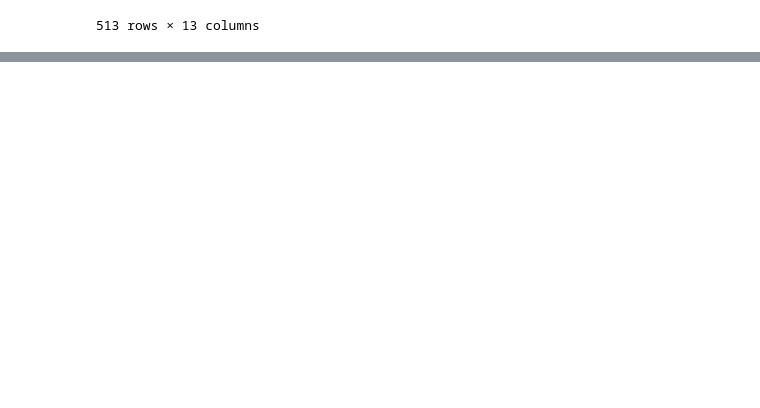
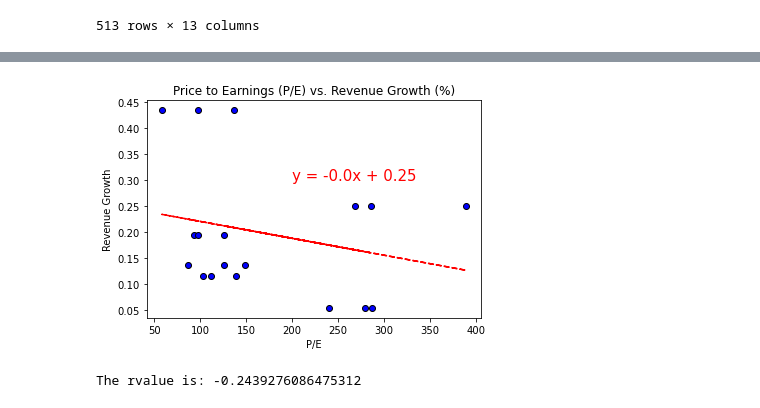
Before and after one commit to m1nsun9/Tech_Bubble_Analysis, a Jupyter notebook: Final_S&P_Data/S&P_Analysis.ipynb, the cells around one changed output, grey strips where cells are left out. Cells and saved outputs as stored; diff of their text form; code cells hidden in the pictures; blank space fills up the shorter version.

Commit message:
added graphs

```diff
--- a/Final_S&P_Data/S&P_Analysis.ipynb
+++ b/Final_S&P_Data/S&P_Analysis.ipynb
@@ -144,3 +146,37 @@ big_tech_df = big_tech_df.reset_index(drop=True)
 dtale.show(big_tech_df, ignore_duplicate=True)
 # %% [output]
 [interactive output not drawn]
+# %%
+# creating p/e and roe lists
+
+q1_pe = big_tech_df["Q1 P/E"].to_list()
+q2_pe = big_tech_df["Q2 P/E"].to_list()
+q3_pe = big_tech_df["Q3 P/E"].to_list()
+
+q1_rev = big_tech_df["Q1 Rev Growth"].to_list()
+q2_rev = big_tech_df["Q2 Rev Growth"].to_list()
+q3_rev = big_tech_df["Q3 Rev Growth"].to_list()
+
+final_pe = q1_pe + q2_pe + q3_pe
+final_rev = q1_rev + q1_rev + q1_rev
+# %%
+x_values = np.array(final_pe)
+y_values = np.array(final_rev)
+
+(slope, intercept, rvalue, pvalue, stderr) = linregress(x_values, y_values)
+regress_values = x_values * slope + intercept
+line_eq = "y = " + str(round(slope,2)) + "x + " + str(round(intercept,2))
+
+plt.scatter(x_values, y_values, edgecolors="black", facecolors="blue")
+plt.plot(x_values, regress_values, "r--")
+plt.annotate(line_eq,(200, 0.30),fontsize=15, color="red")
+plt.xlabel("P/E")
+plt.ylabel("Revenue Growth")
+plt.title("Price to Earnings (P/E) vs. Revenue Growth (%)")
+
+plt.savefig("../graphs/pe_rev_growth_snp")
+plt.show()
+print(f"The rvalue is: {rvalue}")
+# %% [output]
+[figure, added]
+The rvalue is: -0.2439276086475312
```
Also changed, not shown: parts of 6 cells of this notebook, 2 other files.
